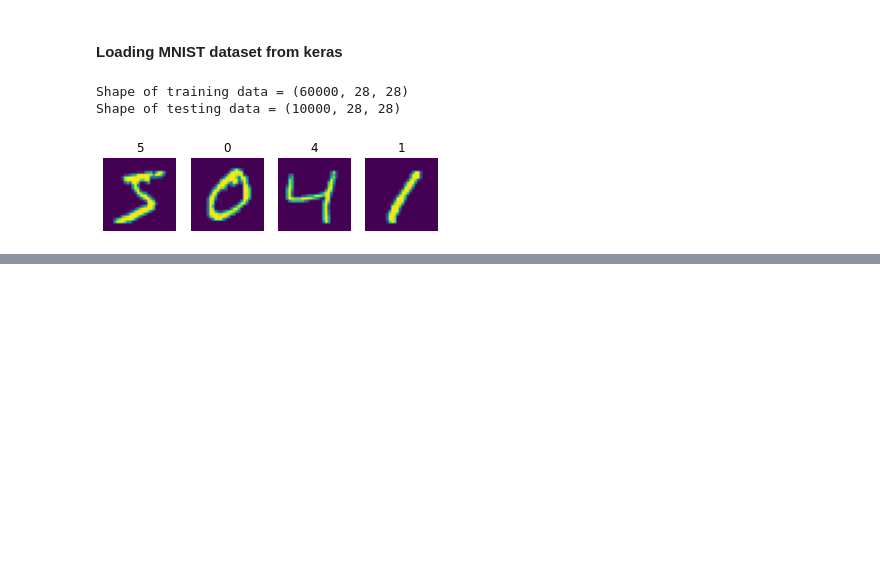
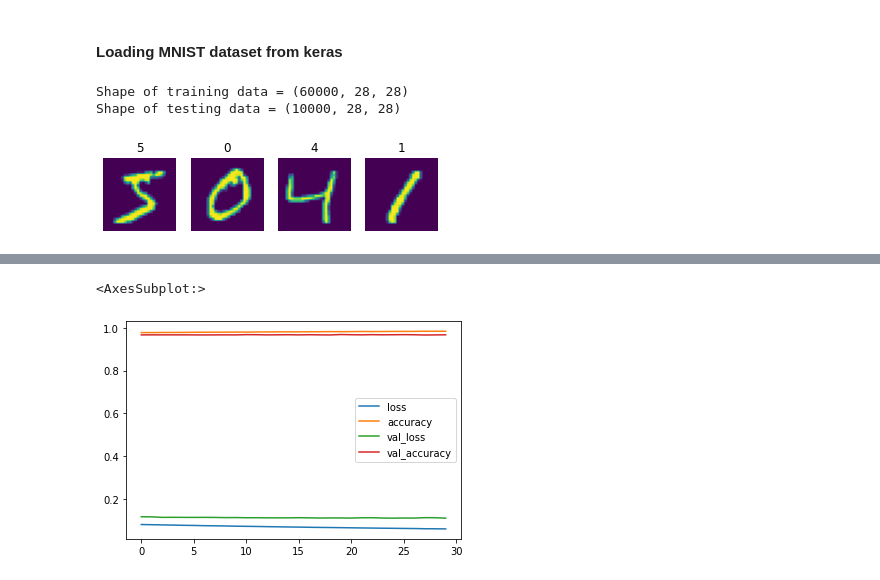
Before and after one commit to vajay84/NN, a Jupyter notebook: MNIST_dnn.ipynb, the cells around one changed output, grey strips where cells are left out. Saved outputs shown, nothing was run; the diff lists cells and outputs as text; code cells hidden in the pictures; blank space fills up the shorter version.

Commit message:
Adding model

```diff
--- a/MNIST_dnn.ipynb
+++ b/MNIST_dnn.ipynb
@@ -62,2 +63,0 @@ model.compile(loss = keras.losses.categorical_crossentropy)
-# %%
-model.fit(train_x_all, train_y_all)
@@ -68,0 +91,4 @@ ValueError: in user code:
+# %%
+model.compile(loss = keras.losses.sparse_categorical_crossentropy, optimizer = 'sgd', metrics=['accuracy'])
+# %%
+history = model.fit(train_x, train_y, epochs=30, validation_split=0.2, shuffle=True, verbose=1)
@@ -68,0 +117,3 @@ ValueError: in user code:
+# %%
+logs = pd.DataFrame(history.history)
+logs.head()
@@ -68,0 +127,5 @@ ValueError: in user code:
+# %%
+logs.plot()
+# %% [output]
+<AxesSubplot:>
+[figure, added]
```
Also changed, not shown: parts of 13 cells of this notebook.
